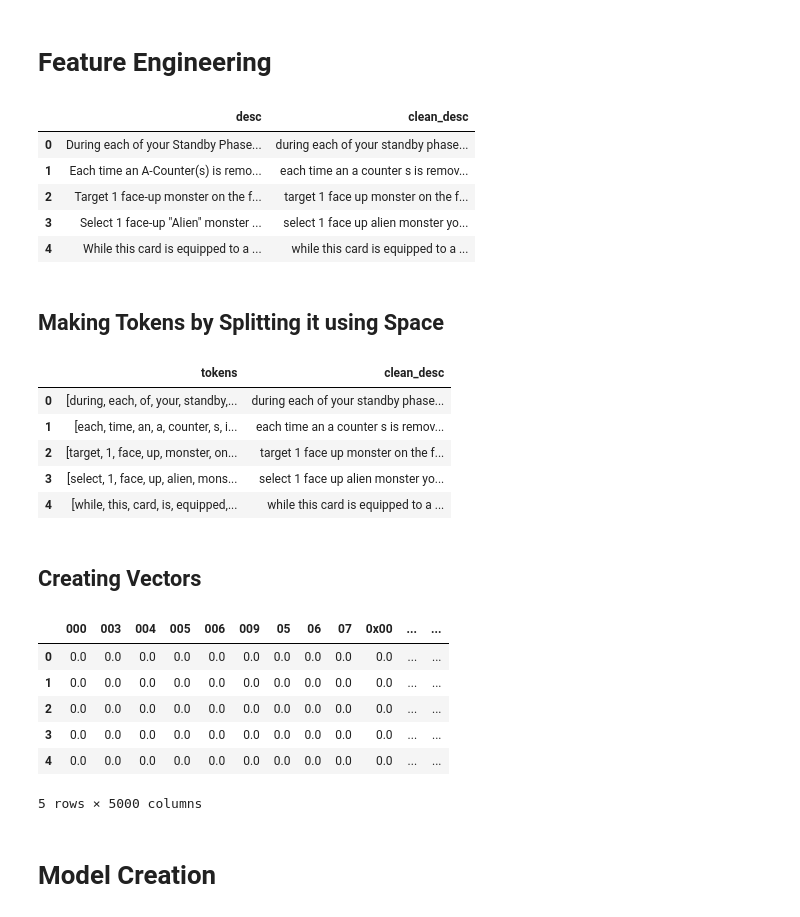
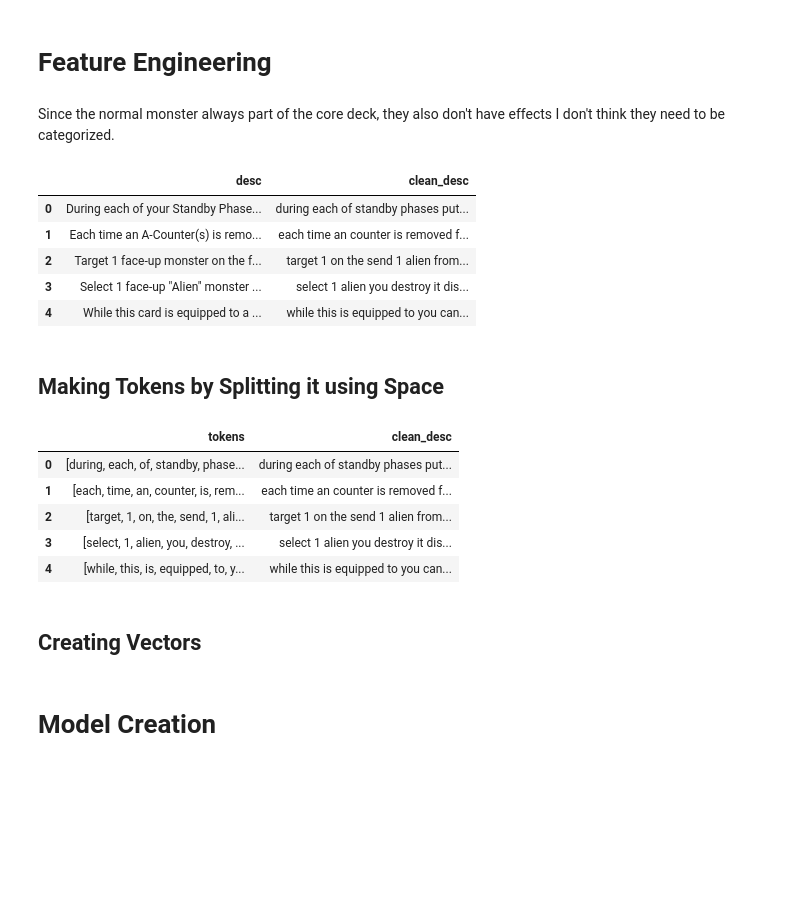
Before and after one commit to Baldaric/yugioh-cluster, a Jupyter notebook: Yugioh_class.ipynb, the cells around one changed output. Drawn from its saved outputs; the diff is of its cells as text; code cells hidden in the pictures; blank space fills up the shorter version.

```diff
--- a/Yugioh_class.ipynb
+++ b/Yugioh_class.ipynb
@@ -130,0 +150,10 @@ df2.drop_duplicates()
+# %%
+df2["desc_length"] = df2["desc"].apply(lambda x: len(str(x).split()))
+
+# Plot distribution
+plt.figure(figsize=(8,5))
+plt.hist(df2["desc_length"], bins=30, color='blue', edgecolor='black', alpha=0.7)
+plt.xlabel("Effect Description Length (Words)")
+plt.ylabel("Number of Cards")
+plt.title("Distribution of Effect Text Lengths")
+plt.show()
@@ -131,22 +162,38 @@ df2.drop_duplicates()
 # %% [markdown]
 # Feature Engineering
+# %%
+df2 = df2[df2['frameType']!='normal'].reset_index(drop=True)
+# %% [markdown]
+Since the normal monster always part of the core deck, they also don't have effects I don't think they need to be categorized.
+# %%
+custom_stopwords = set([
+    "card", "monster", "effect", "field", "turn", "hand", "use", "control",
+    "opponent", "deck", "graveyard", "gy", "position", "activated", "banish", "summoned", "your",
+    "controls", "control", "summon", "spell", "trap", "and", "monsters", "cards", "a", 'pendulum',
+    'non', 'per', 'face', 'up', 'down', 's'
+])
 # %%
-# function to clean text
-def CleanText(text):
-    text = text.lower() # make it lowercase
-    text = re.sub(r'\W+', ' ', text) # remove special character and punctuation
-    text = re.sub(r'\s+', ' ', text).strip() # remove spaces before and after desc
+# Function to clean text and remove stopwords
+def Clean_RemoveStopword(text, stopwords_set):
+    # Convert to lowercase
+    text = text.lower()
+    # Remove special characters and punctuation
+    text = re.sub(r'\W+', ' ', text)
+    # Remove extra spaces
+    text = re.sub(r'\s+', ' ', text).strip()
+    # Remove stopwords
+    text = " ".join([word for word in text.split() if word not in stopwords_set])
     return text
 # %%
-df2['clean_desc'] = df2['desc'].apply(CleanText)
+df2['clean_desc'] = df2['desc'].apply(lambda x: Clean_RemoveStopword(x, custom_stopwords))
 df2[['desc', 'clean_desc']].head()
 # %% [output]
 |  | desc | clean_desc |
-| 0 | During each of your Standby Phase... | during each of your standby phase... |
-| 1 | Each time an A-Counter(s) is remo... | each time an a counter s is remov... |
-| 2 | Target 1 face-up monster on the f... | target 1 face up monster on the f... |
-| 3 | Select 1 face-up "Alien" monster ... | select 1 face up alien monster yo... |
-| 4 | While this card is equipped to a ... | while this card is equipped to a ... |
+| 0 | During each of your Standby Phase... | during each of standby phases put... |
+| 1 | Each time an A-Counter(s) is remo... | each time an counter is removed f... |
+| 2 | Target 1 face-up monster on the f... | target 1 on the send 1 alien from... |
+| 3 | Select 1 face-up "Alien" monster ... | select 1 alien you destroy it dis... |
+| 4 | While this card is equipped to a ... | while this is equipped to you can... |
 # %% [markdown]
 ## Making Tokens by Splitting it using Space
 # %%
@@ -155,11 +202,11 @@ df2['tokens'] = df2['clean_desc'].apply(lambda x: x.split())
 df2[['tokens','clean_desc']].head()
 # %% [output]
 |  | tokens | clean_desc |
-| 0 | [during, each, of, your, standby,... | during each of your standby phase... |
-| 1 | [each, time, an, a, counter, s, i... | each time an a counter s is remov... |
-| 2 | [target, 1, face, up, monster, on... | target 1 face up monster on the f... |
-| 3 | [select, 1, face, up, alien, mons... | select 1 face up alien monster yo... |
-| 4 | [while, this, card, is, equipped,... | while this card is equipped to a ... |
+| 0 | [during, each, of, standby, phase... | during each of standby phases put... |
+| 1 | [each, time, an, counter, is, rem... | each time an counter is removed f... |
+| 2 | [target, 1, on, the, send, 1, ali... | target 1 on the send 1 alien from... |
+| 3 | [select, 1, alien, you, destroy, ... | select 1 alien you destroy it dis... |
+| 4 | [while, this, is, equipped, to, y... | while this is equipped to you can... |
 # %% [markdown]
 ## Creating Vectors
 # %%
@@ -174,10 +220,0 @@ tfidf_df = pd.DataFrame(tfidf_matrix.toarray(), columns=tfidf_vectorizer.get_fea
-# %%
-tfidf_df.head()
-# %% [output]
-|  | 000 | 003 | 004 | 005 | 006 | 009 | 05 | 06 | 07 | 0x00 | ... | ... |
-| 0 | 0.0 | 0.0 | 0.0 | 0.0 | 0.0 | 0.0 | 0.0 | 0.0 | 0.0 | 0.0 | ... | ... |
-| 1 | 0.0 | 0.0 | 0.0 | 0.0 | 0.0 | 0.0 | 0.0 | 0.0 | 0.0 | 0.0 | ... | ... |
-| 2 | 0.0 | 0.0 | 0.0 | 0.0 | 0.0 | 0.0 | 0.0 | 0.0 | 0.0 | 0.0 | ... | ... |
-| 3 | 0.0 | 0.0 | 0.0 | 0.0 | 0.0 | 0.0 | 0.0 | 0.0 | 0.0 | 0.0 | ... | ... |
-| 4 | 0.0 | 0.0 | 0.0 | 0.0 | 0.0 | 0.0 | 0.0 | 0.0 | 0.0 | 0.0 | ... | ... |
-5 rows × 5000 columns
```
Also changed, not shown: parts of 43 cells of this notebook, 3 other files.
